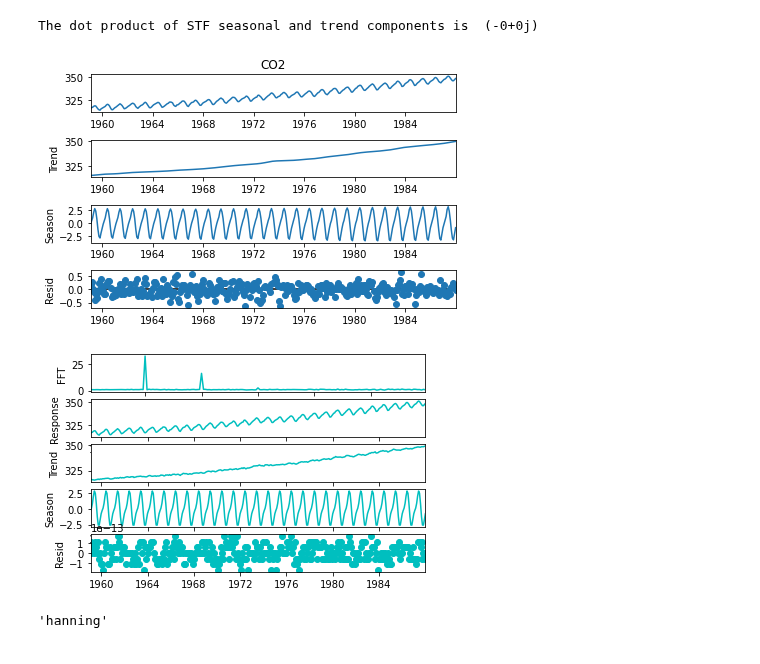
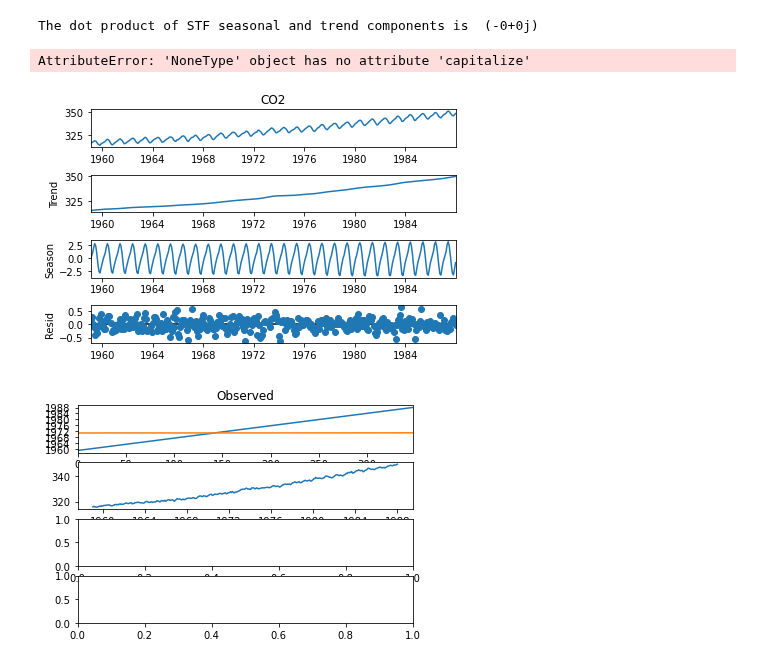
Before and after one commit to thodson-usgs/stf-decomposition, a Jupyter notebook: notebooks/02_stf_vs_stl.ipynb, the cells around one changed output. Cells and saved outputs as stored; diff of their text form; code cells hidden in the pictures.

Commit message:
Test adding Decompose Results

```diff
--- a/notebooks/02_stf_vs_stl.ipynb
+++ b/notebooks/02_stf_vs_stl.ipynb
@@ -21,6 +21,7 @@ class STF:
         self.date = date
         self.cutoff = cutoff
         self.period = period
+        self._observed = data
 
     def fit(self):
 
@@ -29,7 +30,7 @@ class STF:
 
         f = np.array(self.data[self.response])
         observed = pd.Series(f, self.data[self.date])
-        self.observed = observed
+
 
         n = len(t)
         #Compute FFT
@@ -69,19 +70,26 @@ class STF:
         ffilt_seasonal = np.fft.ifft(fhat_seasonal)
 
         self.trend = pd.Series(ffilt, self.data[self.date])
+        trend = pd.Series(ffilt, self.data[self.date])
 
         # This will be res.seasonal (ffilt_seasonal)
         self.seasonal = pd.Series(ffilt_seasonal, self.data[self.date])
+        season = pd.Series(ffilt_seasonal, self.data[self.date])
 
         # Find the residuals
         residual = self.data[self.response] - ffilt_seasonal.real - ffilt.real
         self.residual = residual
         self.resid = pd.Series(residual, self.data[self.date])
+        resid = self.resid
+
+        rw = np.ones(len(season))
 
         # Initial Statistical Summary
        # print("The rmse", math.sqrt(mean_squared_error(co2["CO2"], (ffilt_seasonal + ffilt).real)))
         print("The dot product of STF seasonal and trend components is ", np.round(ffilt_seasonal.dot(ffilt)))
-        return self
+        from statsmodels.tsa.seasonal import DecomposeResult
+        return DecomposeResult(self._observed, season, trend, resid, rw)
+        #return self
 
     def plot(self):
         t = np.array(self.data[self.date])
@@ -152,21 +187,26 @@ The dot product of STF seasonal and trend components is  (-0-0j)
 # %%
 co2 =pd.read_csv('../data/co2.csv', index_col='date', parse_dates=True, squeeze=True)
 
 stl = STL(co2, seasonal=13)
 res = stl.fit()
 fig = res.plot()
 
 co2 = pd.read_csv("../data/co2.csv")
 co2["date"] = pd.to_datetime(co2["date"], format = '%Y-%m-%d')
-stf = STF(co2, "CO2", "hanning", "date", .99, 12)
+stf = STF(co2, "CO2", "hanning", "date", .99, 1)
 res = stf.fit()
 fig = res.plot()
 res.window
+
+stf = STF(co2, "CO2", "hanning", "date", .99, 365)
+res = stf.fit()
+fig = res.plot()
+res.window
 # %% [output]
 The dot product of STF seasonal and trend components is  (-0+0j)
+AttributeError: 'NoneType' object has no attribute 'capitalize'
 [figure]
-[figure, old version]
+[figure, new version]
-'hanning'
 # %%
 streamflow = covid = pd.read_csv('../data/big_muddy_streamflow.csv', index_col='Date', parse_dates=True, squeeze=True)
 stl = STL(streamflow["X_00060_00003"], period = 365)
```
Also changed, not shown: parts of 2 cells of this notebook.
